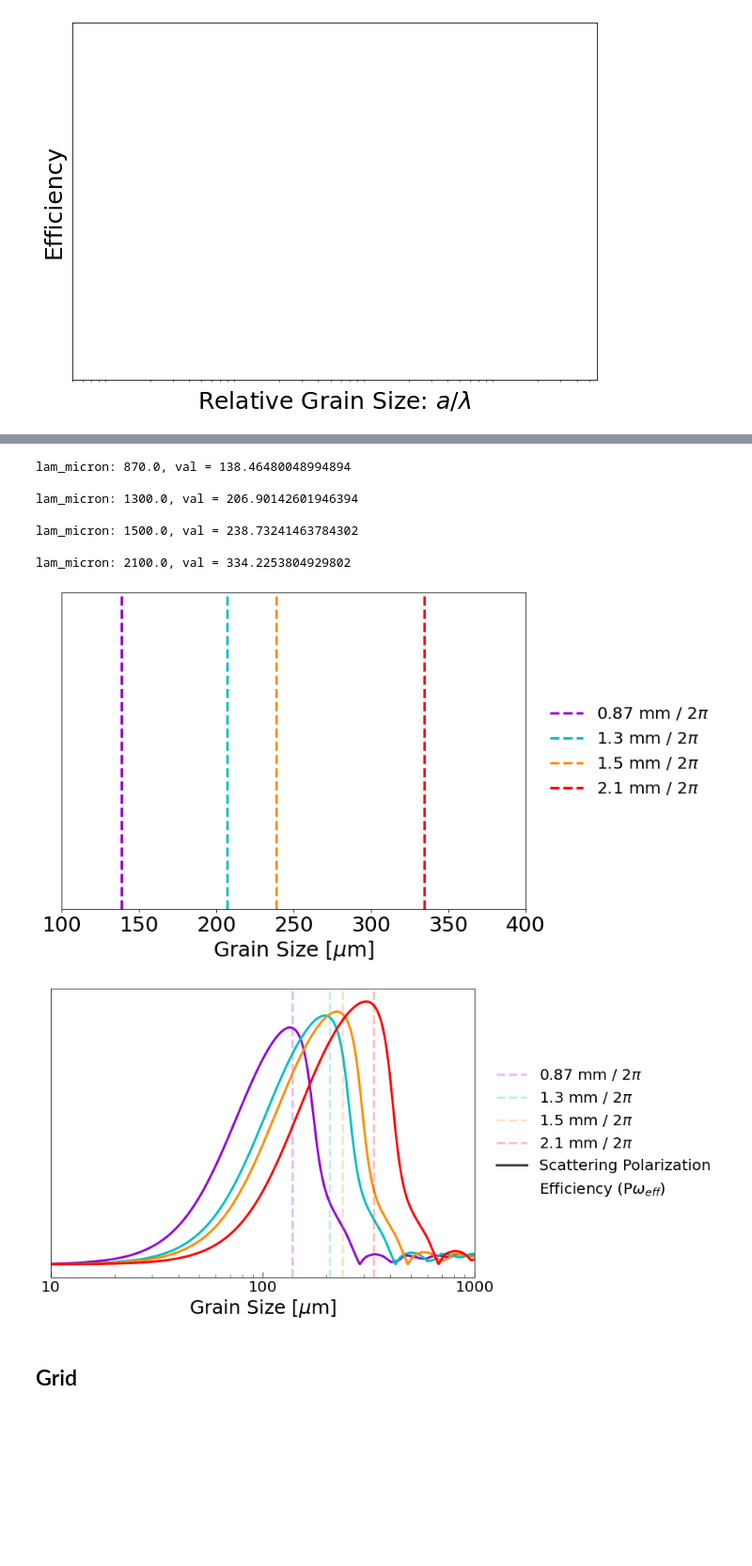
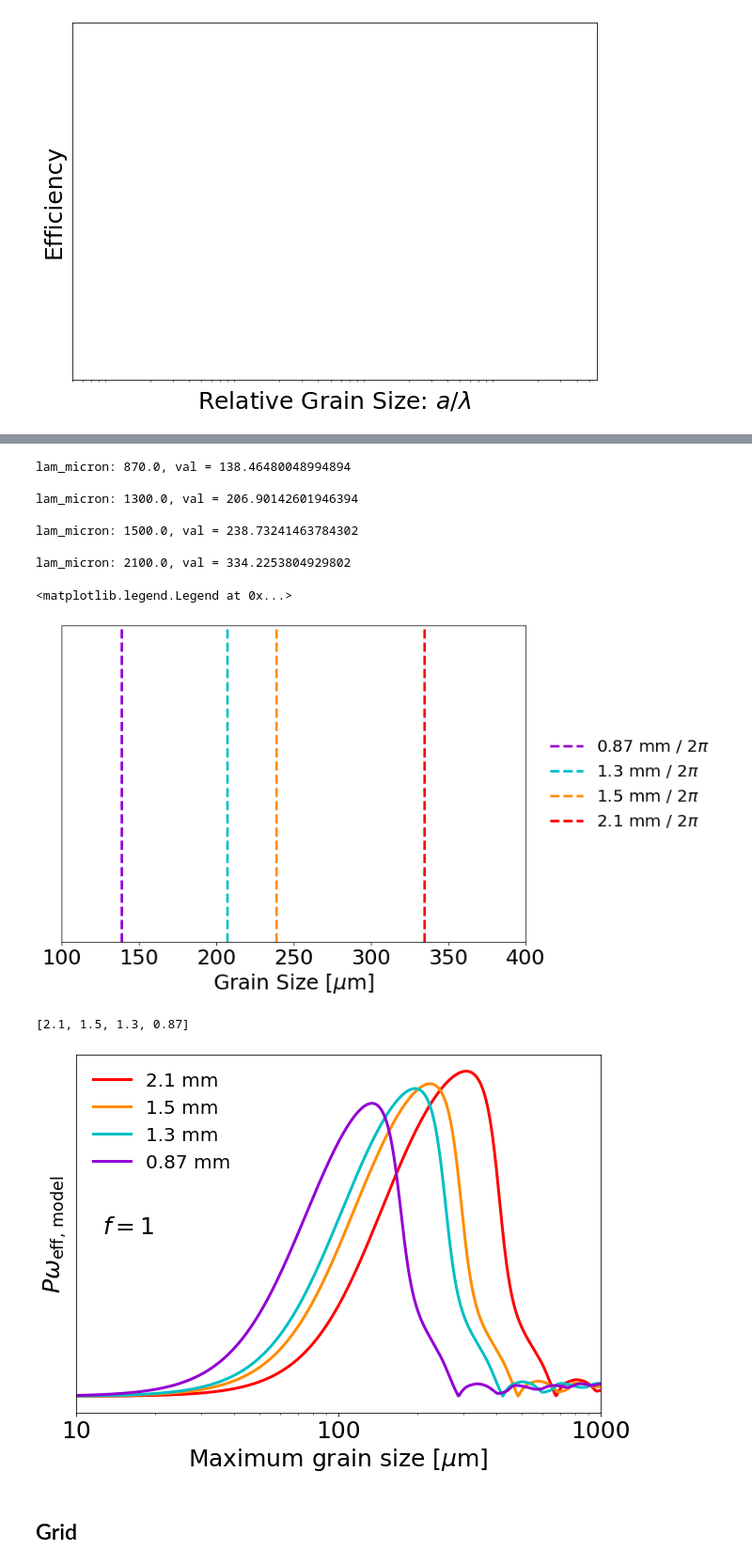
Before and after one commit to audreyburggraf/MastersThesis, a Jupyter notebook: PLOTTING C29 989/MakingFigures/Polarization_vs_Scattering.ipynb, the cells around one changed output, grey strips where cells are left out. Shown at 94% size. Saved outputs shown, nothing was run; the diff lists cells and outputs as text; code cells hidden in the pictures; blank space fills up the shorter version.

```diff
--- a/PLOTTING C29 989/MakingFigures/Polarization_vs_Scattering.ipynb
+++ b/PLOTTING C29 989/MakingFigures/Polarization_vs_Scattering.ipynb
@@ -514,9 +560,13 @@ ax.legend(
 )
 
 # Also want to plot Band 5 data
-plt.savefig(image_folder_path + '/SLIDESHOW/DustModels/' + "PolarizationvsScattering_Lines_All.jpeg",
-            dpi=1000,
-            bbox_inches='tight')
+# plt.savefig(image_folder_path + '/SLIDESHOW/DustModels/' + "PolarizationvsScattering_Lines_All.jpeg",
+#             dpi=1000,
+#             bbox_inches='tight')
+
+# plt.savefig(image_folder_path + '/SLIDESHOW/DustModels/' + "PolarizationvsScattering_Lines_All.jpeg",
+#             dpi=1000,
+#             bbox_inches='tight')
 # %% [output]
 lam_micron: 870.0, val = 138.46480048994894
 
@@ -525,7 +575,12 @@ lam_micron: 1300.0, val = 206.90142601946394
 lam_micron: 1500.0, val = 238.73241463784302
 
 lam_micron: 2100.0, val = 334.2253804929802
+<matplotlib.legend.Legend at 0x...>
 [figure]
+# %%
+wavelengths
+# %% [output]
+[2.1, 1.5, 1.3, 0.87]
 # %%
 # Pick your wavelength
 # band = 7
@@ -539,15 +594,17 @@ lam_micron: 2100.0, val = 334.2253804929802
 
 fig, ax = plt.subplots(1, 1, figsize=(10, 7))
 
-ax.set_xlabel('Grain Size [$\mu$m]', fontsize = fs)
-#ax.set_ylabel('Efficiency', fontsize = fs)
+ax.set_xlabel('Maximum grain size [$\mu$m]', fontsize = fs)
+ax.set_ylabel(rf'$P\omega_{{\mathrm{{eff,\,model}}}}$', fontsize = fs)
 
 # ax.set_xscale('log')
 # ax.set_xlim(1e-3, 1e2)
 ax.set_yticks([])
 ax.tick_params(axis='x', labelsize=fs)
 
+# labels = ['0.87 mm' , '1.3 mm', '1.5 mm', '2.1 mm']
 
+labels = ['2.1 mm','1.5 mm', '1.3 mm', '0.87 mm']
 
 # band = 7
 
@@ -565,47 +622,59 @@ bb = [7, 6, 5, 4]
 # Add more vertical lines
 for i, band in enumerate(bb):
 
-    band_data = data[wavelengths[3 - i]]
+    #print()
 
-    lam_micron = mm_to_micron(wavelengths[3-i])
+    band_data = data[wavelengths[i]]
+
+    lam_micron = mm_to_micron(wavelengths[i])
 
     val = (lam_micron) / (2 * np.pi)
 
     #print(rf'band = {band}, lam um = {lam_micron}, val = {val}')
 
 
 
 
-    ax.axvline(val, ls = '--', lw = lw, color = colours[3-i], label =f'{wavelengths[3-i]} mm / 2$\pi$', alpha = 0.25)
+    #ax.axvline(val, ls = '--', lw = lw, color = colours[3-i], label =f'{wavelengths[3-i]} mm / 2$\pi$', alpha = 0.25)
+
+
     a_micron = cm_to_micron(band_data['a'])
-    ax.plot(a_micron, band_data['P_omega_eff'], color = colours[3-i], lw = lw, alpha = 1)
+    ax.plot(a_micron, band_data['P_omega_eff'], color = colours[i], lw = lw, alpha = 1, label = labels[i])
 
     #print(f'min: {min(a_micron)},  max: {max(a_micron)}')
 
     #print(' ')
 
-add_min_major_ticks(ax, top = False)
-ax.axvline(0.1, lw = lw, color = 'black', label ='Scattering Polarization', alpha = 0.75)
-ax.axvline(0.1, lw = lw, color = 'white', label ='Efficiency (P$\omega_{eff}$)', alpha = 0.75)
+# add_min_major_ticks(ax, top = False)
+# ax.axvline(0.1, lw = lw, color = 'black', label ='Scattering Polarization', alpha = 0.75)
+# ax.axvline(0.1, lw = lw, color = 'white', label ='Efficiency (P$\omega_{eff}$)', alpha = 0.75)
 
 ax.set_xlim(10, 1000)
 nums = [10, 100, 1000]
 ax.set_xticks(nums)
 ax.set_xticklabels(nums)
 
 ax.legend(
     frameon=False,
     fontsize=20,
-    loc='center left',
-    bbox_to_anchor=(1.02, 0.5)
+    loc='upper left',
+#     bbox_to_anchor=(1.02, 0.5)
 )
 
 # Also want to plot Band 5 data
-plt.savefig(image_folder_path + '/SLIDESHOW/DustModels/' + "PolarizationvsScattering_Lines_All_Curves.jpeg",
+# plt.savefig(image_folder_path + '/SLIDESHOW/DustModels/' + "PolarizationvsScattering_Lines_All_Curves.jpeg",
+#             dpi=1000,
+#             bbox_inches='tight')
+
+
+ax.text(0.05, 0.5, rf'$f = 1$',transform=ax.transAxes,fontsize= fs)
+
+
+plt.savefig(image_folder_path + '/SLIDESHOW/DEFENCE/Pw/' + "Pw_curves.jpeg",
             dpi=1000,
             bbox_inches='tight')
 # %% [output]
-[figure, old version]
+[figure, new version]
 # %% [markdown]
 ## Grid
 # %%
```
Also changed, not shown: parts of 9 cells of this notebook, 44 other files.
